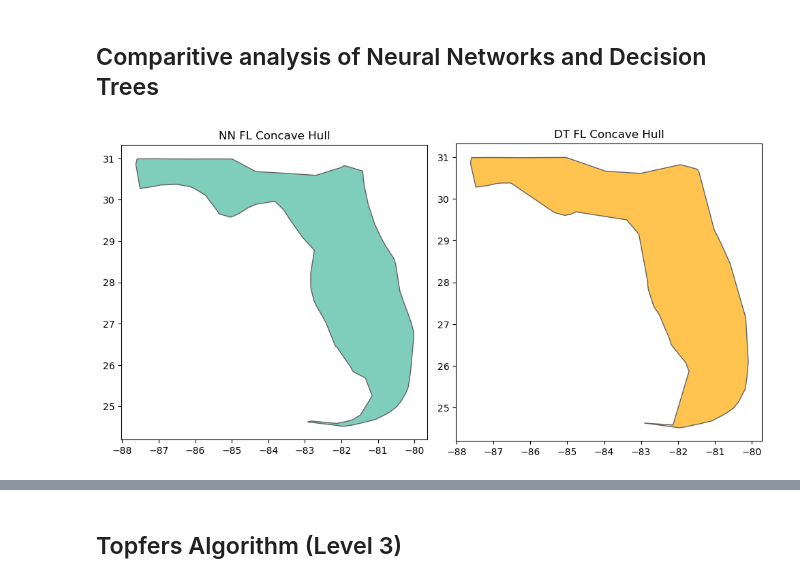
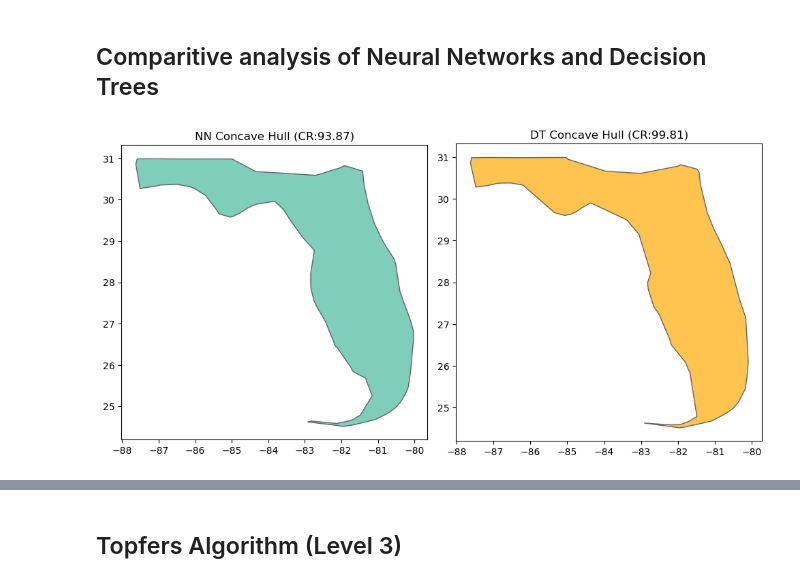
Before and after one commit to gangaraju09/map_generalisation_ml, a Jupyter notebook: Cart_Evaluation_DT_NN.ipynb, the cells around one changed output, grey strips where cells are left out. Saved outputs shown, nothing was run; the diff lists cells and outputs as text; code cells hidden in the pictures.

Commit message:
FL, TX ML evaluation Update

```diff
--- a/Cart_Evaluation_DT_NN.ipynb
+++ b/Cart_Evaluation_DT_NN.ipynb
@@ -70,3 +52,3 @@ def NN_to_Concave(parquet_fpath, title='NN Concave Hull', concave_tightness=0.6)
 # %%
-nn_fl = NN_to_Concave(parquet_fpath='all_exc_florida_pred_norm_nn.parquet',title='NN Florida Concave Hull',concave_tightness=0.1)
-dt_fl = DT_to_Concave('all_exc_florida_train_florida_pred_dt.parquet',title='FL DT Concave Hull', concave_tightness=0.2)
+nn_fl = NN_to_Concave(parquet_fpath='all_exc_florida_pred_norm_nn.parquet')
+dt_fl = DT_to_Concave('all_exc_florida_train_florida_pred_dt.parquet')
@@ -76,18 +55,29 @@ dt_fl = DT_to_Concave('all_exc_florida_train_florida_pred_dt.parquet',title='FL
 # %% [markdown]
 ## Comparitive analysis of Neural Networks and Decision Trees
 # %%
-# Create subplots with two columns
-fig, axs = plt.subplots(1, 2, figsize=(10, 5))
-# Neural Networks plot
-nn_fl.plot(ax=axs[0],color='#7fcdbb',edgecolor='#636363')
-axs[0].set_title(f'NN FL Concave Hull')
-# Decision trees plot
-dt_fl.plot(ax=axs[1], color='#fec44f',edgecolor='#636363')
-axs[1].set_title(f'DT FL Concave Hull')
-# Adjust spacing between subplots
-plt.tight_layout()
-# Show the plot
-plt.show()
+def plot_nn_dt(nn_list, dt_list, svg_fname, nn_ct=0.3, dt_ct=0.3):
+    # Create subplots with two columns
+    fig, axs = plt.subplots(1, 2, figsize=(10, 5))
+    nn_concave_hull = nn_list[0].concave_hull(ratio=nn_ct, allow_holes=False)
+    dt_concave_hull = dt_list[0].concave_hull(ratio=dt_ct, allow_holes=False)
+    nn_compression_ratio = round(nn_list[1]*100,2)
+    dt_compression_ratio = round(dt_list[1]*100,2)
+    # Neural Networks plot
+    nn_concave_hull.plot(ax=axs[0],color='#7fcdbb',edgecolor='#636363')
+    axs[0].set_title(f'NN Concave Hull (CR:{nn_compression_ratio})')
+    # Decision trees plot
+    dt_concave_hull.plot(ax=axs[1], color='#fec44f',edgecolor='#636363')
+    axs[1].set_title(f'DT Concave Hull (CR:{dt_compression_ratio})')
+    # Adjust spacing between subplots
+    plt.tight_layout()
+    # Show the plot
+    plt.show()
+    # Save SVG file to path
+    image_format = 'svg' # e.g .png, .svg, etc.
+    image_name = os.path.join('topfers_evaluation_outputs',svg_fname)
+    fig.savefig(image_name, format=image_format, dpi=1200)
-# %% [output]
-[figure, removed]
+# %%
+plot_nn_dt(nn_fl, dt_fl, svg_fname='Florida_NN_DT.svg', nn_ct=0.1, dt_ct=0.15)
+# %% [output]
+[figure, added]
 # %%
```
Also changed, not shown: parts of 10 cells of this notebook, 3 other files.
